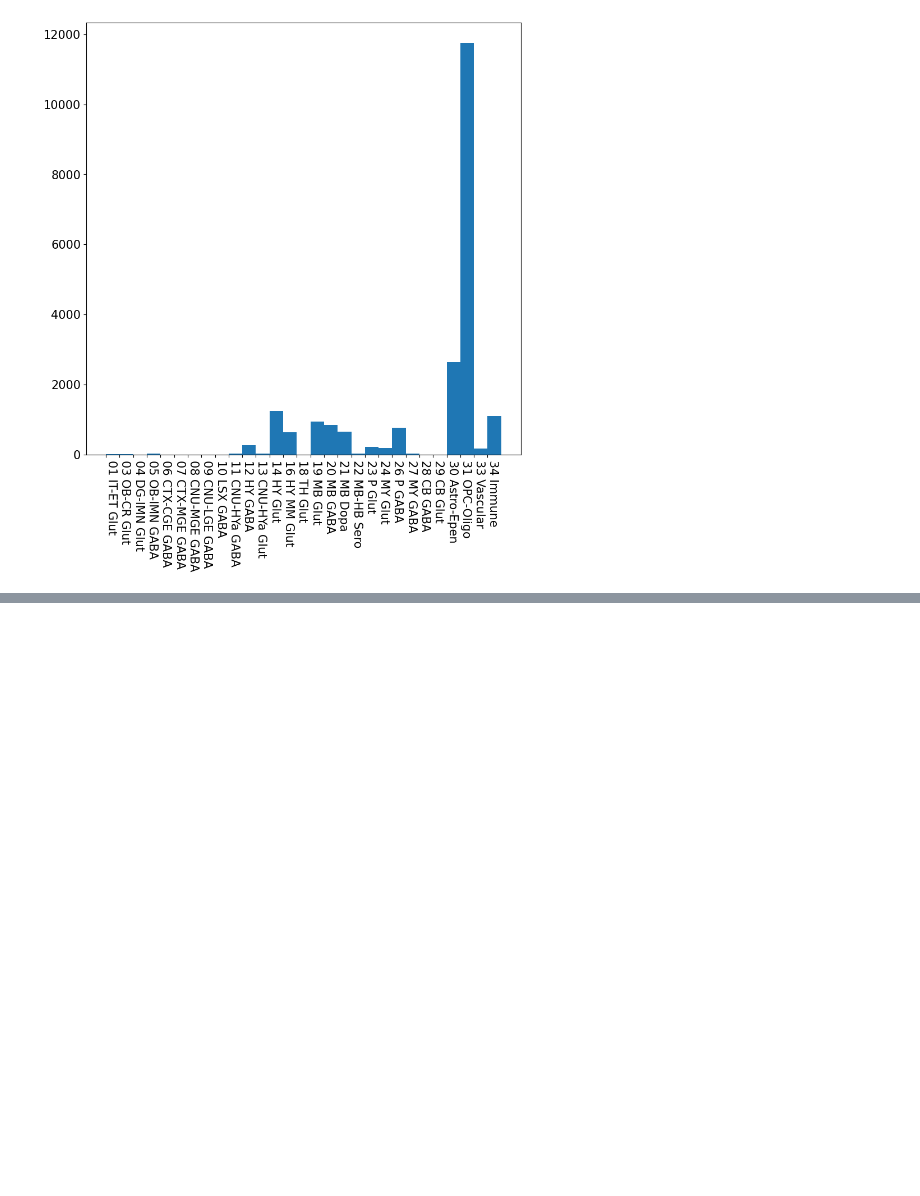
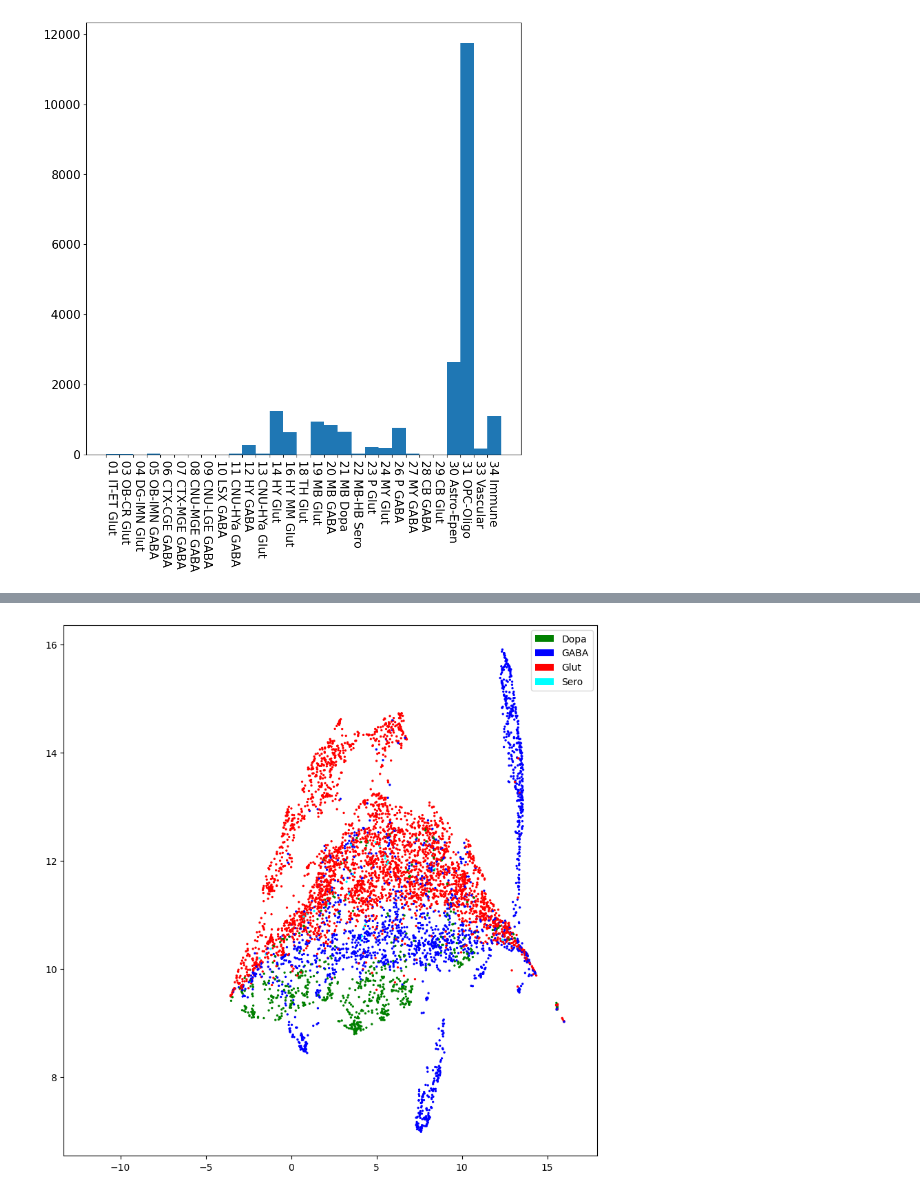
Before and after one commit to AllenInstitute/cell_type_mapper, a Jupyter notebook: examples/cross_species_mapping.ipynb, the cells around one changed output, grey strips where cells are left out. Cells and saved outputs as stored; diff of their text form; code cells hidden in the pictures; blank space fills up the shorter version.

```diff
--- a/examples/cross_species_mapping.ipynb
+++ b/examples/cross_species_mapping.ipynb
@@ -336,0 +430,24 @@ n_glut: 3273 n_gaba: 1989
+# %%
+brute_nt = []
+for cell in mouse_neurons:
+    nt = None
+    for tag in ('GABA', 'Glut', 'Dopa', 'Sero'):
+        if tag in cell:
+            nt = tag
+            break
+    assert nt is not None
+    brute_nt.append(nt)
+
+nt_color_map = {
+    'GABA': 'blue',
+    'Glut': 'red',
+    'Dopa': 'green',
+    'Sero': 'cyan'
+}
+plot_embedding(
+    cell_assignments=brute_nt,
+    embedding_coords=neuron_embedding,
+    color_lookup=nt_color_map,
+    legend=True)
+# %% [output]
+[figure, added]
```
Also changed, not shown: parts of 14 cells of this notebook.
